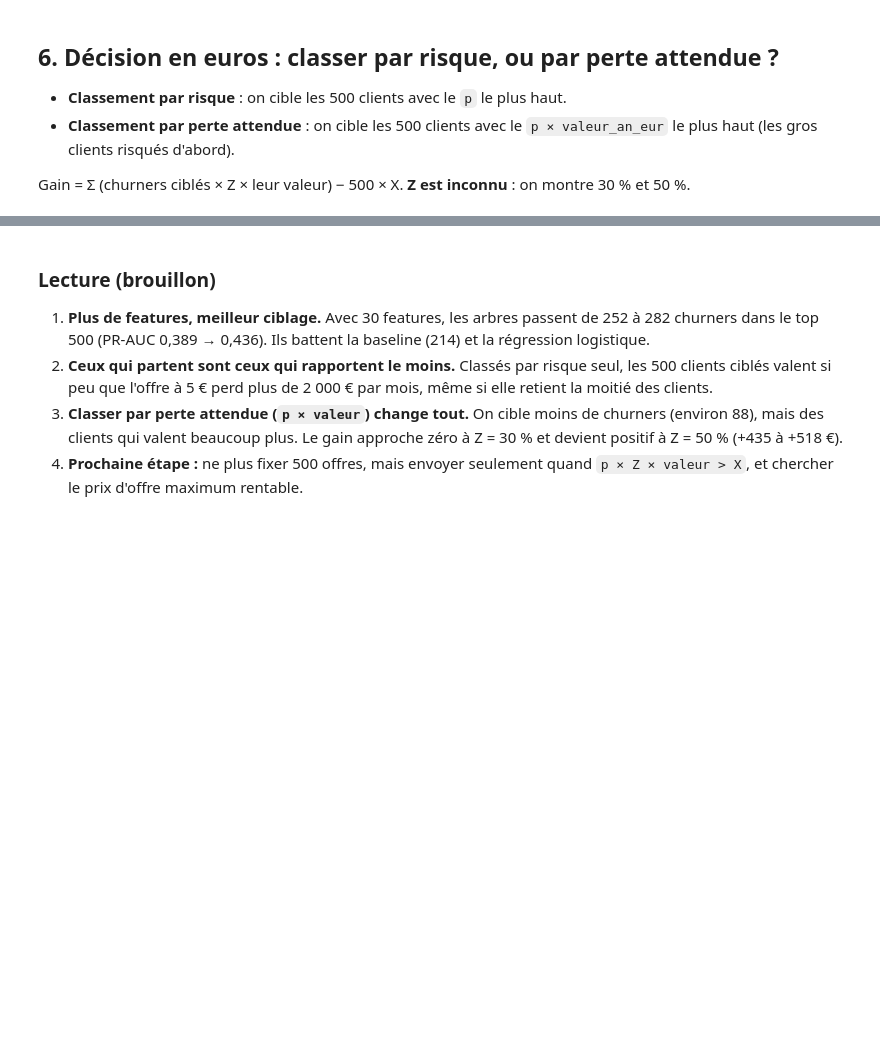
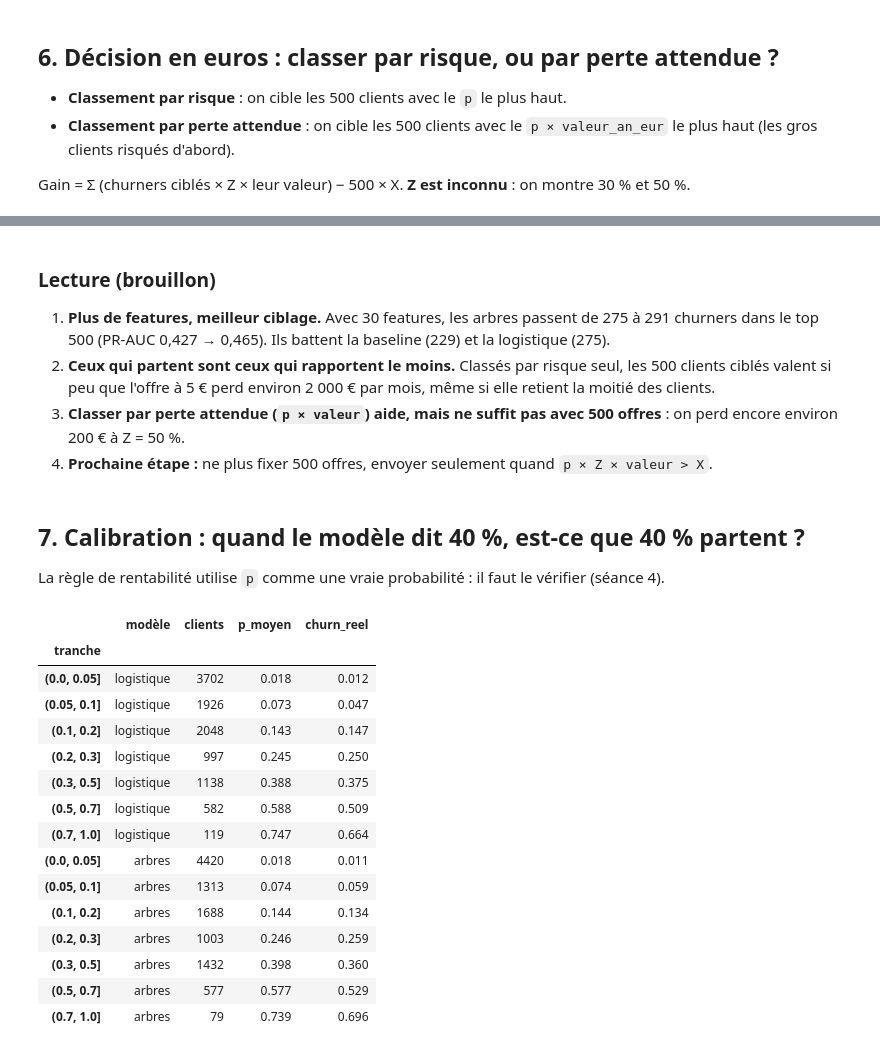
Before and after one commit to jmalherbe-albertpolimi/churn-revolut, a Jupyter notebook: brouillon_julien.ipynb, the cells around one changed output, grey strips where cells are left out. Saved outputs shown, nothing was run; the diff lists cells and outputs as text; code cells hidden in the pictures; blank space fills up the shorter version.

```diff
--- a/brouillon_julien.ipynb
+++ b/brouillon_julien.ipynb
@@ -18,8 +18,8 @@ tx = pd.read_csv('rev-transactions.csv', parse_dates=['created_date'])
 # Règles fixées en partie 1
 WINDOW = pd.Timedelta(days=60)
 MIN_TENURE = pd.Timedelta(days=60)
-CUTOFFS = {'fit': pd.Timestamp('2019-01-15'),
-           'validation': pd.Timestamp('2019-02-15'),
+CUTOFFS = {'fit': pd.Timestamp('2018-11-14'),
+           'validation': pd.Timestamp('2019-01-14'),
            'test': pd.Timestamp('2019-03-15')}
 X_OFFRE, BUDGET = 5, 500          # € par offre, offres par mois (hypothèses)
 INTERCHANGE, USD_TO_EUR = 0.003, 0.89
@@ -217,7 +259,44 @@ pd.DataFrame(rows)
 # %% [markdown]
 ### Lecture (brouillon)
 
-1. **Plus de features, meilleur ciblage.** Avec 30 features, les arbres passent de 252 à 282 churners dans le top 500 (PR-AUC 0,389 → 0,436). Ils battent la baseline (214) et la régression logistique.
-2. **Ceux qui partent sont ceux qui rapportent le moins.** Classés par risque seul, les 500 clients ciblés valent si peu que l'offre à 5 € perd plus de 2 000 € par mois, même si elle retient la moitié des clients.
-3. **Classer par perte attendue (`p × valeur`) change tout.** On cible moins de churners (environ 88), mais des clients qui valent beaucoup plus. Le gain approche zéro à Z = 30 % et devient positif à Z = 50 % (+435 à +518 €).
-4. **Prochaine étape :** ne plus fixer 500 offres, mais envoyer seulement quand `p × Z × valeur > X`, et chercher le prix d'offre maximum rentable.
+1. **Plus de features, meilleur ciblage.** Avec 30 features, les arbres passent de 275 à 291 churners dans le top 500 (PR-AUC 0,427 → 0,465). Ils battent la baseline (229) et la logistique (275).
+2. **Ceux qui partent sont ceux qui rapportent le moins.** Classés par risque seul, les 500 clients ciblés valent si peu que l'offre à 5 € perd environ 2 000 € par mois, même si elle retient la moitié des clients.
+3. **Classer par perte attendue (`p × valeur`) aide, mais ne suffit pas avec 500 offres** : on perd encore environ 200 € à Z = 50 %.
+4. **Prochaine étape :** ne plus fixer 500 offres, envoyer seulement quand `p × Z × valeur > X`.
+# %% [markdown]
+## 7. Calibration : quand le modèle dit 40 %, est-ce que 40 % partent ?
+
+La règle de rentabilité utilise `p` comme une vraie probabilité : il faut le vérifier (séance 4).
+# %%
+logit = make_pipeline(StandardScaler(), LogisticRegression(max_iter=2000)).fit(fit[FEATURES], fit.churn)
+trees = HistGradientBoostingClassifier(max_depth=4, learning_rate=0.05, random_state=0).fit(fit[FEATURES], fit.churn)
+probas = {'logistique': logit.predict_proba(val[FEATURES])[:, 1],
+          'arbres': trees.predict_proba(val[FEATURES])[:, 1]}
+
+tranches = [0, 0.05, 0.1, 0.2, 0.3, 0.5, 0.7, 1]
+calib = []
+for nom, p in probas.items():
+    t = pd.DataFrame({'p': p, 'churn': val.churn})
+    t['tranche'] = pd.cut(t.p, tranches)
+    g = t.groupby('tranche', observed=True).agg(clients=('churn', 'size'), p_moyen=('p', 'mean'), churn_reel=('churn', 'mean'))
+    g.insert(0, 'modèle', nom)
+    calib.append(g)
+calib = pd.concat(calib).round(3)
+calib
+# %% [output]
+|  | modèle | clients | p_moyen | churn_reel |
+| tranche |  |  |  |  |
+| (0.0, 0.05] | logistique | 3702 | 0.018 | 0.012 |
+| (0.05, 0.1] | logistique | 1926 | 0.073 | 0.047 |
+| (0.1, 0.2] | logistique | 2048 | 0.143 | 0.147 |
+| (0.2, 0.3] | logistique | 997 | 0.245 | 0.250 |
+| (0.3, 0.5] | logistique | 1138 | 0.388 | 0.375 |
+| (0.5, 0.7] | logistique | 582 | 0.588 | 0.509 |
+| (0.7, 1.0] | logistique | 119 | 0.747 | 0.664 |
+| (0.0, 0.05] | arbres | 4420 | 0.018 | 0.011 |
+| (0.05, 0.1] | arbres | 1313 | 0.074 | 0.059 |
+| (0.1, 0.2] | arbres | 1688 | 0.144 | 0.134 |
+| (0.2, 0.3] | arbres | 1003 | 0.246 | 0.259 |
+| (0.3, 0.5] | arbres | 1432 | 0.398 | 0.360 |
+| (0.5, 0.7] | arbres | 577 | 0.577 | 0.529 |
+| (0.7, 1.0] | arbres | 79 | 0.739 | 0.696 |
```
Also changed, not shown: parts of 12 cells of this notebook, 1 other file.
